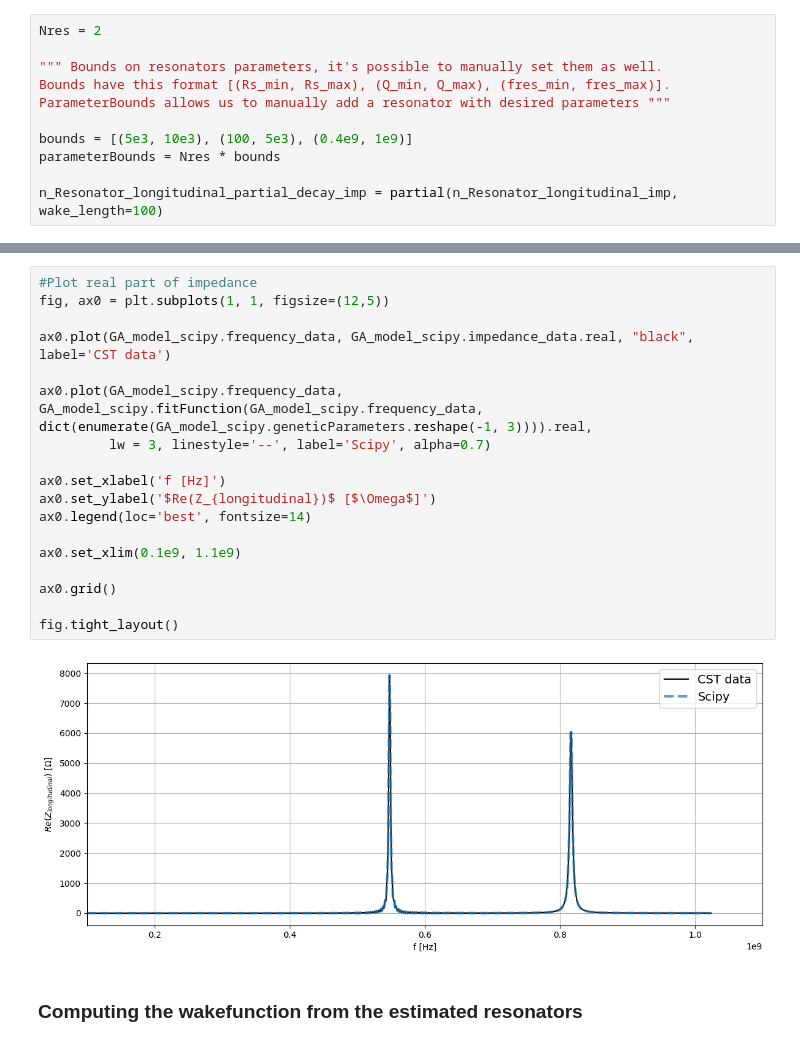
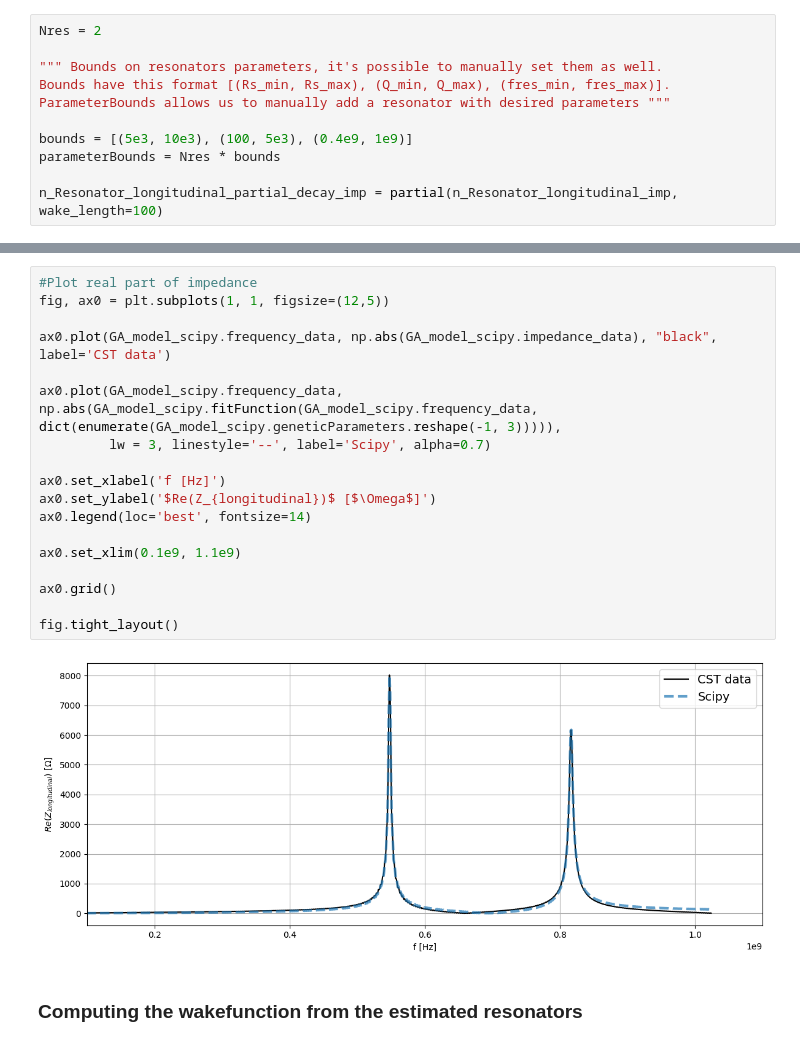
Before and after one commit to MaltheRaschke/GARFIELD, a Jupyter notebook: examples/example_functionality_testing.ipynb, the cells around one changed output, grey strips where cells are left out. Saved outputs shown, nothing was run; the diff lists cells and outputs as text.

```diff
--- a/examples/example_functionality_testing.ipynb
+++ b/examples/example_functionality_testing.ipynb
@@ -101,23 +101,23 @@ Wall time: 57.7 ms
 # %%
 #Plot real part of impedance
 fig, ax0 = plt.subplots(1, 1, figsize=(12,5))
 
-ax0.plot(GA_model_scipy.frequency_data, GA_model_scipy.impedance_data.real, "black", label='CST data')
+ax0.plot(GA_model_scipy.frequency_data, np.abs(GA_model_scipy.impedance_data), "black", label='CST data')
 
-ax0.plot(GA_model_scipy.frequency_data, GA_model_scipy.fitFunction(GA_model_scipy.frequency_data, dict(enumerate(GA_model_scipy.geneticParameters.reshape(-1, 3)))).real,
+ax0.plot(GA_model_scipy.frequency_data, np.abs(GA_model_scipy.fitFunction(GA_model_scipy.frequency_data, dict(enumerate(GA_model_scipy.geneticParameters.reshape(-1, 3))))),
          lw = 3, linestyle='--', label='Scipy', alpha=0.7)
 
 ax0.set_xlabel('f [Hz]')
 ax0.set_ylabel('$Re(Z_{longitudinal})$ [$\Omega$]')
 ax0.legend(loc='best', fontsize=14)
 
 ax0.set_xlim(0.1e9, 1.1e9)
 
 ax0.grid()
 
 fig.tight_layout()
 # %% [output]
-[figure, old version]
+[figure, new version]
 # %% [markdown]
 ### Computing the wakefunction from the estimated resonators
 # %%
```
Also changed, not shown: parts of 2 cells of this notebook, 5 other files.
